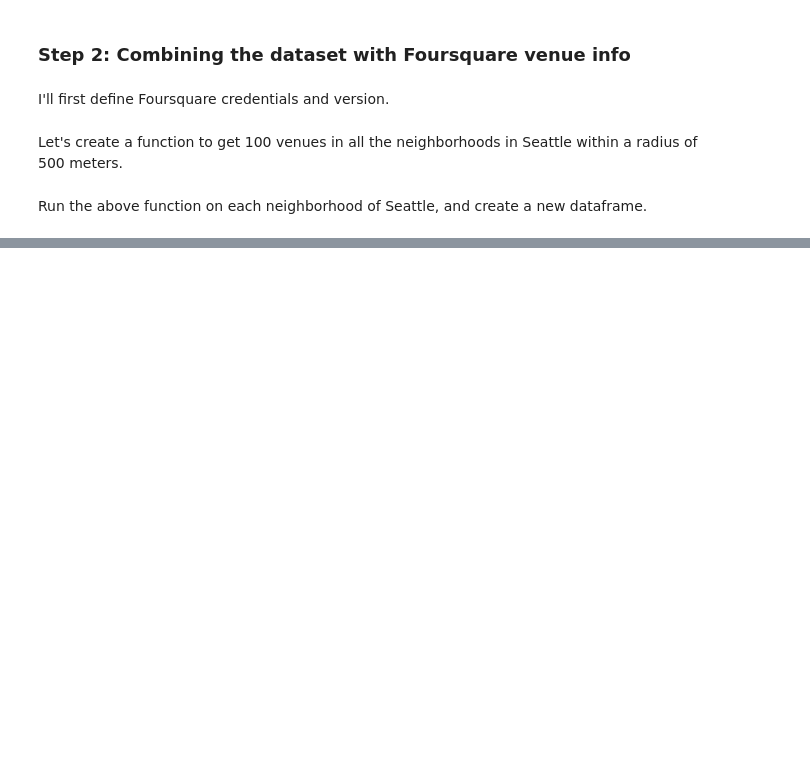
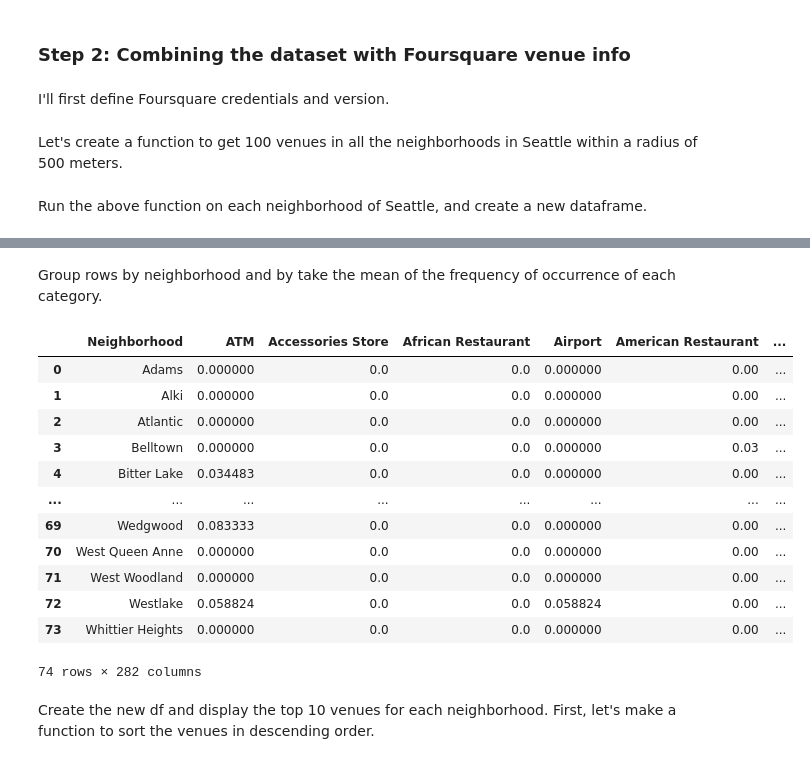
Before and after one commit to matakahas/IBM_capstone, a Jupyter notebook: Week4_Assignment.ipynb, the cells around one changed output, grey strips where cells are left out. Cells and saved outputs as stored; diff of their text form; code cells hidden in the pictures; blank space fills up the shorter version.

```diff
--- a/Week4_Assignment.ipynb
+++ b/Week4_Assignment.ipynb
@@ -174,0 +236,20 @@ Seattle_venues.head()
+# %% [markdown]
+Group rows by neighborhood and by take the mean of the frequency of occurrence of each category.
+# %%
+Seattle_grouped = Seattle_onehot.groupby('Neighborhood').mean().reset_index()
+# %% [output]
+|  | Neighborhood | ATM | Accessories Store | African Restaurant | Airport | American Restaurant | ... |
+| 0 | Adams | 0.000000 | 0.0 | 0.0 | 0.000000 | 0.00 | ... |
+| 1 | Alki | 0.000000 | 0.0 | 0.0 | 0.000000 | 0.00 | ... |
+| 2 | Atlantic | 0.000000 | 0.0 | 0.0 | 0.000000 | 0.00 | ... |
+| 3 | Belltown | 0.000000 | 0.0 | 0.0 | 0.000000 | 0.03 | ... |
+| 4 | Bitter Lake | 0.034483 | 0.0 | 0.0 | 0.000000 | 0.00 | ... |
+| ... | ... | ... | ... | ... | ... | ... | ... |
+| 69 | Wedgwood | 0.083333 | 0.0 | 0.0 | 0.000000 | 0.00 | ... |
+| 70 | West Queen Anne | 0.000000 | 0.0 | 0.0 | 0.000000 | 0.00 | ... |
+| 71 | West Woodland | 0.000000 | 0.0 | 0.0 | 0.000000 | 0.00 | ... |
+| 72 | Westlake | 0.058824 | 0.0 | 0.0 | 0.058824 | 0.00 | ... |
+| 73 | Whittier Heights | 0.000000 | 0.0 | 0.0 | 0.000000 | 0.00 | ... |
+74 rows × 282 columns
+# %% [markdown]
+Create the new df and display the top 10 venues for each neighborhood. First, let's make a function to sort the venues in descending order.
```
Also changed, not shown: parts of 47 cells of this notebook, 1 other file.
